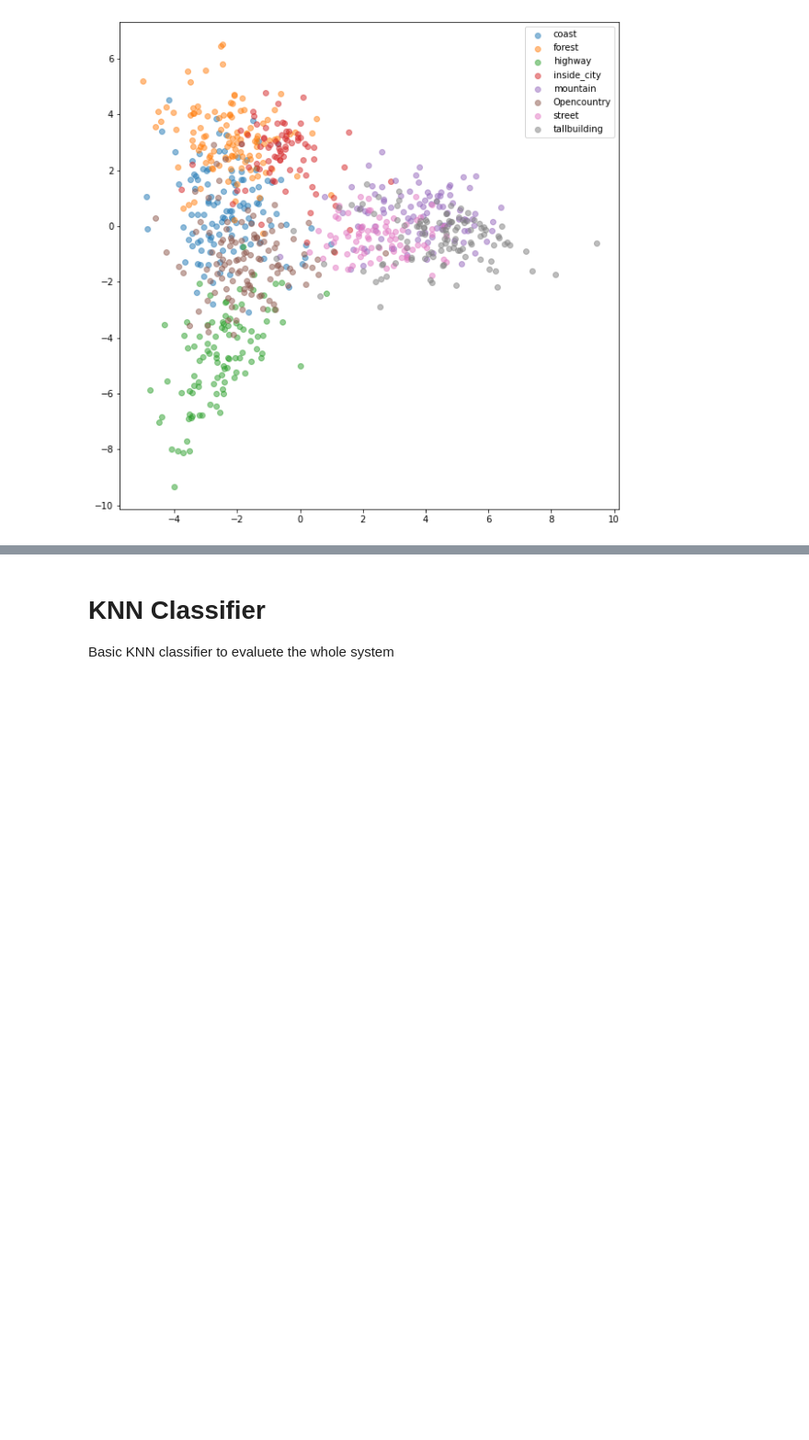
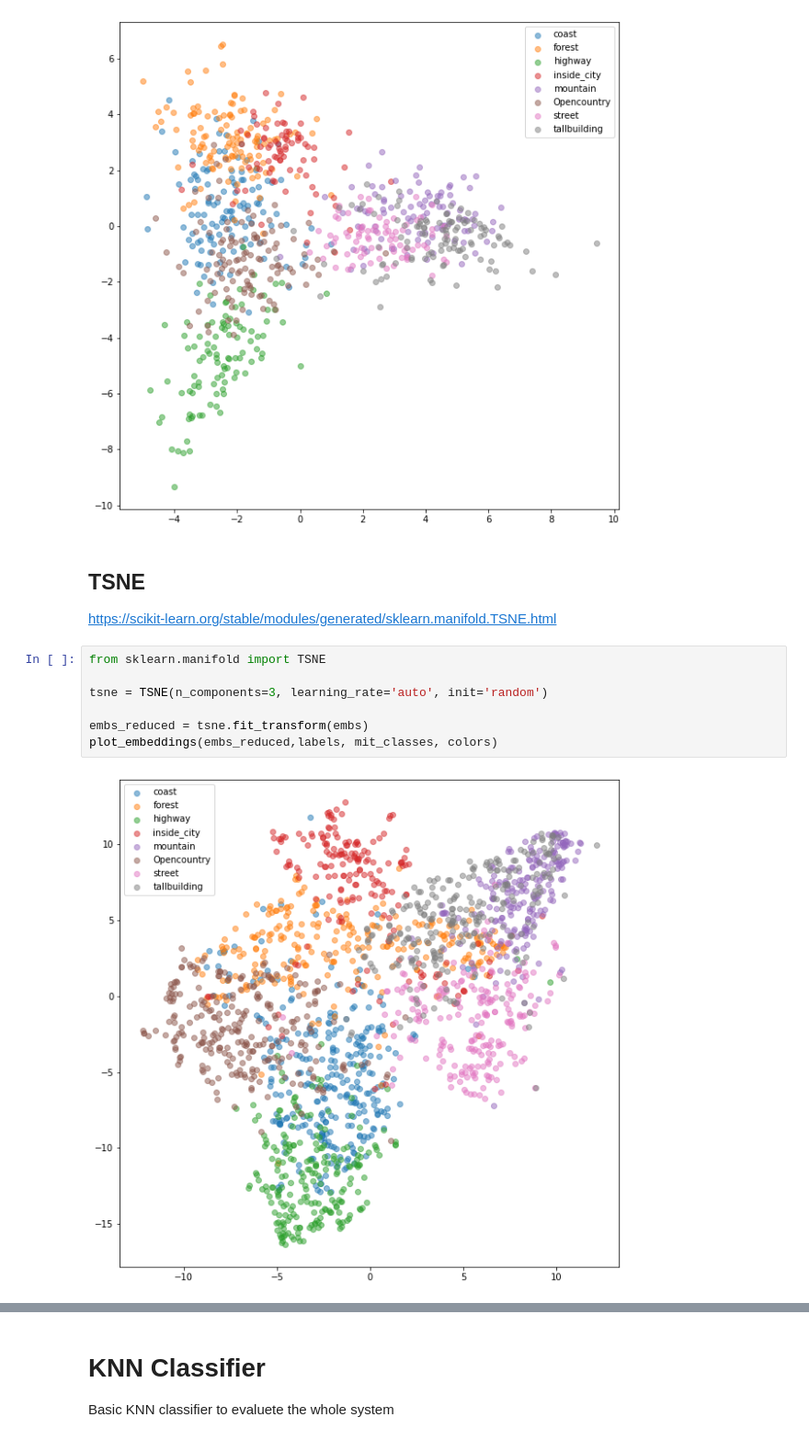
Before and after one commit to bersecke/MCV-2022-M5-Project, a Jupyter notebook: Week4/taskA.ipynb, the cells around one changed output, grey strips where cells are left out. Shown at 92% size. Drawn from its saved outputs; the diff is of its cells as text; blank space fills up the shorter version.

```diff
--- a/Week4/taskA.ipynb
+++ b/Week4/taskA.ipynb
@@ -119,3 +119,15 @@ plot_embeddings(lda_embs_test,labels_test, mit_classes, colors)
 # %% [output]
 [figure]
 [figure]
+# %% [markdown]
+## TSNE
+https://scikit-learn.org/stable/modules/generated/sklearn.manifold.TSNE.html
+# %%
+from sklearn.manifold import TSNE
+
+tsne = TSNE(n_components=3, learning_rate='auto', init='random')
+
+embs_reduced = tsne.fit_transform(embs)
+plot_embeddings(embs_reduced,labels, mit_classes, colors)
+# %% [output]
+[figure, added]
```
Also changed, not shown: parts of 10 cells of this notebook.
